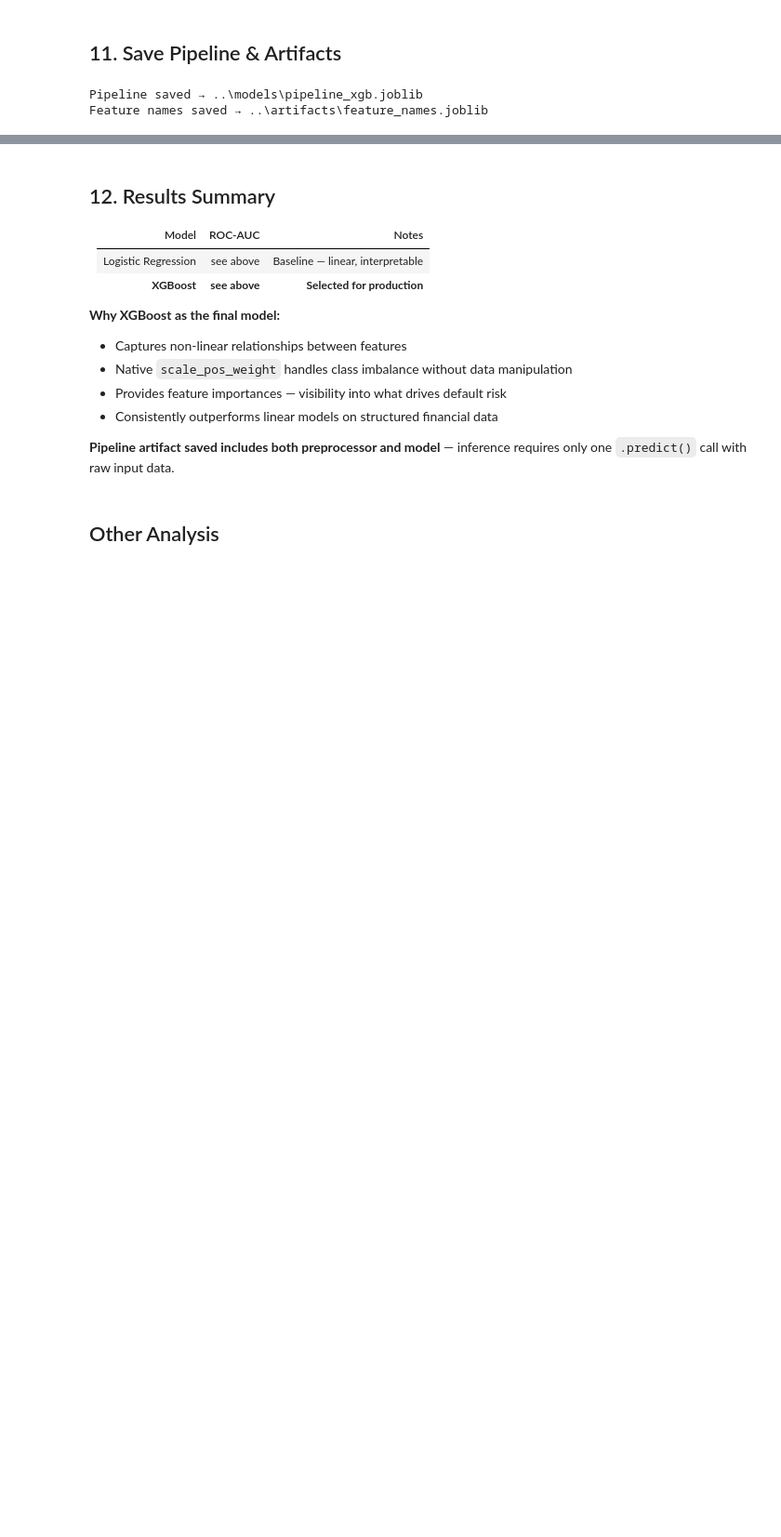
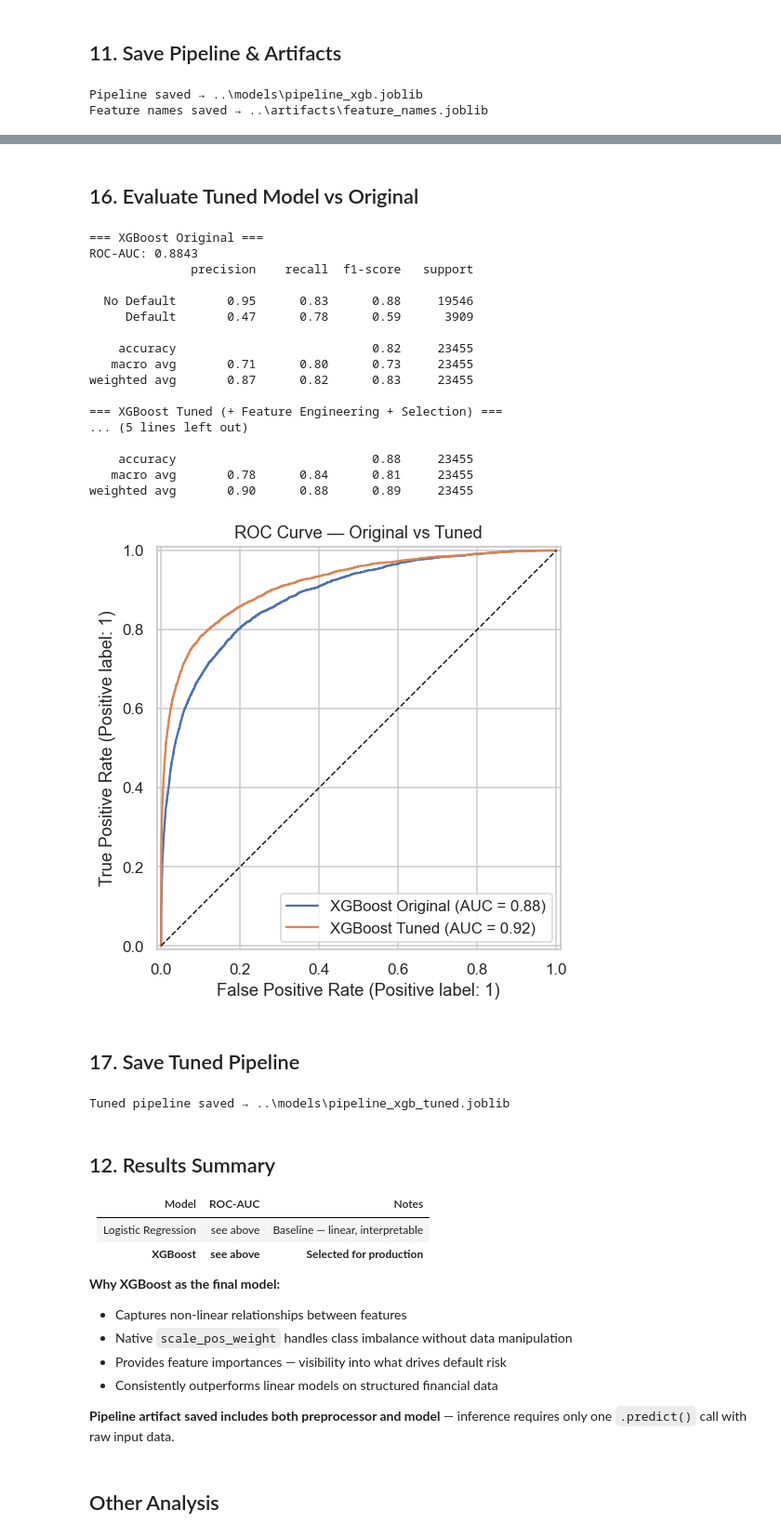
Before and after one commit to mikael-vestri/ML-default-prediction, a Jupyter notebook: notebooks/02_modeling.ipynb, the cells around one changed output, grey strips where cells are left out. Shown at 93% size. Cells and saved outputs as stored; diff of their text form; code cells hidden in the pictures; blank space fills up the shorter version.

Commit message:
Add feature engineering, tuning and updated inference pipeline
Made-with: Cursor

```diff
--- a/notebooks/02_modeling.ipynb
+++ b/notebooks/02_modeling.ipynb
@@ -268,0 +276,12 @@ Feature names saved → ..\artifacts\feature_names.joblib
+# %%
+import importlib
+import src.preprocessing
+importlib.reload(src.preprocessing)
+
+from src.preprocessing import load_and_clean, get_preprocessor, get_X_y, engineer_features
+
+# Reload data with engineered features
+df_v2 = load_and_clean(DATA_PATH)
+
+print("New features added:")
+print(df_v2[["ratio_vencido_quitado", "total_serasa"]].describe())
@@ -269,3 +382,64 @@ Feature names saved → ..\artifacts\feature_names.joblib
+# %% [markdown]
+## 16. Evaluate Tuned Model vs Original
+# %%
+best_xgb = search.best_estimator_
+
+y_pred_tuned = best_xgb.predict(X_test_selected)
+y_proba_tuned = best_xgb.predict_proba(X_test_selected)[:, 1]
+
+print('=== XGBoost Original ===')
+print(f'ROC-AUC: {roc_auc_score(y_test, y_proba_xgb):.4f}')
+print(classification_report(y_test, y_pred_xgb, target_names=['No Default', 'Default']))
+
+print('=== XGBoost Tuned (+ Feature Engineering + Selection) ===')
+print(f'ROC-AUC: {roc_auc_score(y_test_v2, y_proba_tuned):.4f}')
+print(classification_report(y_test_v2, y_pred_tuned, target_names=['No Default', 'Default']))
+
+# ROC curves comparison
+fig, ax = plt.subplots(figsize=(8, 5))
+RocCurveDisplay.from_predictions(y_test, y_proba_xgb, name='XGBoost Original', ax=ax)
+RocCurveDisplay.from_predictions(y_test_v2, y_proba_tuned, name='XGBoost Tuned', ax=ax)
+ax.plot([0, 1], [0, 1], 'k--', lw=1)
+ax.set_title('ROC Curve — Original vs Tuned')
+plt.tight_layout()
+plt.savefig('../reports/roc_tuned_vs_original.png', bbox_inches='tight')
+plt.show()
+# %% [output]
+=== XGBoost Original ===
+ROC-AUC: 0.8843
+              precision    recall  f1-score   support
+
+  No Default       0.95      0.83      0.88     19546
+     Default       0.47      0.78      0.59      3909
+
+    accuracy                           0.82     23455
+   macro avg       0.71      0.80      0.73     23455
+weighted avg       0.87      0.82      0.83     23455
+
+=== XGBoost Tuned (+ Feature Engineering + Selection) ===
+... (5 lines left out)
+
+    accuracy                           0.88     23455
+   macro avg       0.78      0.84      0.81     23455
+weighted avg       0.90      0.88      0.89     23455
+[figure, added]
+# %% [markdown]
+## 17. Save Tuned Pipeline
+# %%
+from sklearn.pipeline import Pipeline as SklearnPipeline
+
+# Build a full pipeline: preprocessor → selector → tuned model
+pipeline_tuned = SklearnPipeline([
+    ('preprocessor', preprocessor_v2),
+    ('selector', selector),
+    ('model', best_xgb),
+])
+
+tuned_path = MODELS_DIR / 'pipeline_xgb_tuned.joblib'
+joblib.dump(pipeline_tuned, tuned_path)
+print(f'Tuned pipeline saved → {tuned_path}')
+# %% [output]
+Tuned pipeline saved → ..\models\pipeline_xgb_tuned.joblib
 # %% [markdown]
 ## 12. Results Summary
 
```
Also changed, not shown: parts of 10 cells of this notebook, 8 other files.
